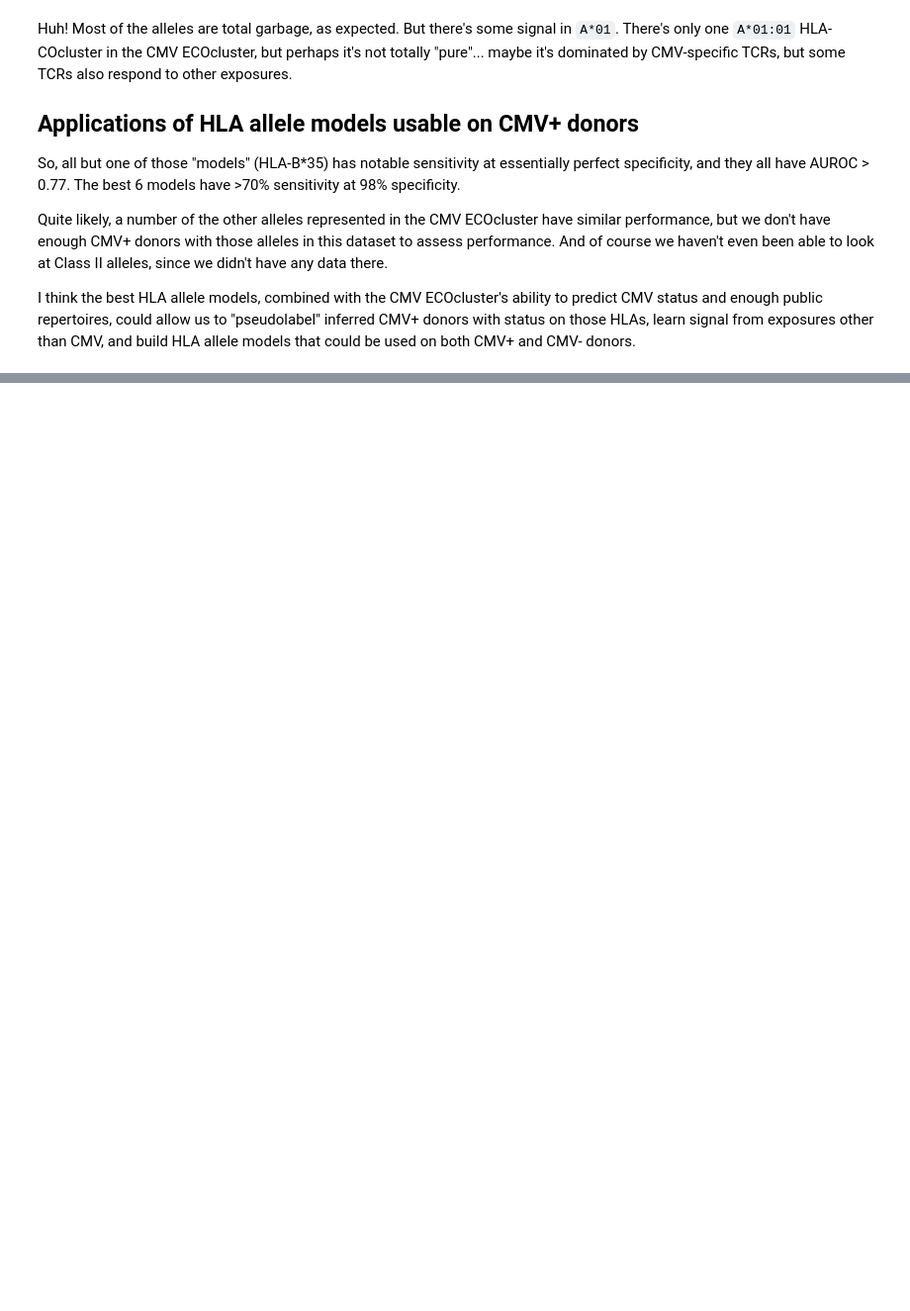
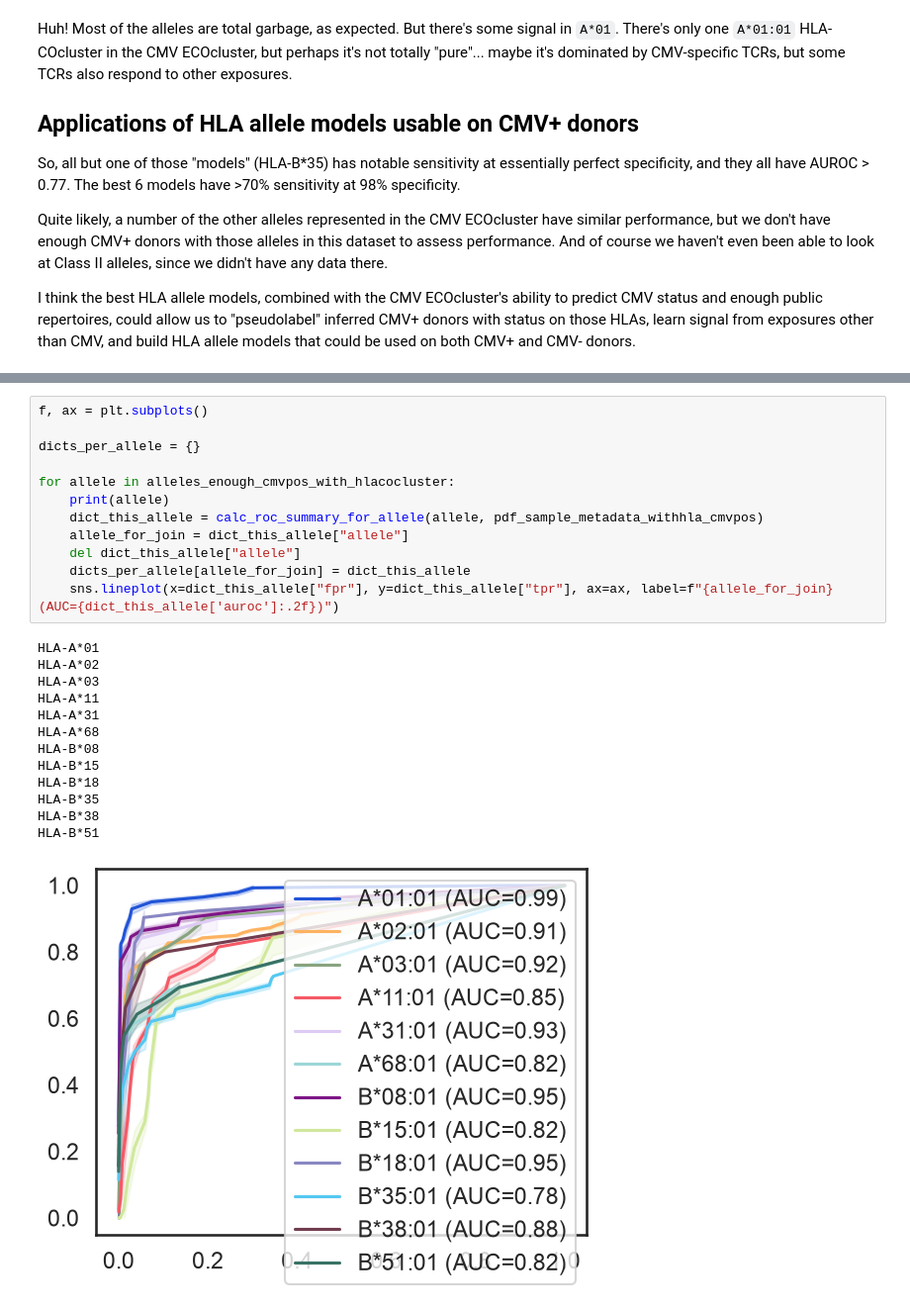
Before and after one commit to dhmay/CMVividly, a Jupyter notebook: notebooks/05_predict_cmv_hla_emerson.ipynb, the cells around one changed output, grey strips where cells are left out. Shown at 99% size. Cells and saved outputs as stored; diff of their text form; blank space fills up the shorter version.

```diff
--- a/notebooks/05_predict_cmv_hla_emerson.ipynb
+++ b/notebooks/05_predict_cmv_hla_emerson.ipynb
@@ -482,0 +518,26 @@ NameError: name 'pdf_cmv_ecocluster_2026' is not defined
+# %%
+f, ax = plt.subplots()
+
+dicts_per_allele = {}
+
+for allele in alleles_enough_cmvpos_with_hlacocluster:
+    print(allele)
+    dict_this_allele = calc_roc_summary_for_allele(allele, pdf_sample_metadata_withhla_cmvpos)
+    allele_for_join = dict_this_allele["allele"]
+    del dict_this_allele["allele"]
+    dicts_per_allele[allele_for_join] = dict_this_allele
+    sns.lineplot(x=dict_this_allele["fpr"], y=dict_this_allele["tpr"], ax=ax, label=f"{allele_for_join} (AUC={dict_this_allele['auroc']:.2f})")
+# %% [output]
+HLA-A*01
+HLA-A*02
+HLA-A*03
+HLA-A*11
+HLA-A*31
+HLA-A*68
+HLA-B*08
+HLA-B*15
+HLA-B*18
+HLA-B*35
+HLA-B*38
+HLA-B*51
+[figure, added]
```
Also changed, not shown: parts of 5 cells of this notebook, 5 other files.
